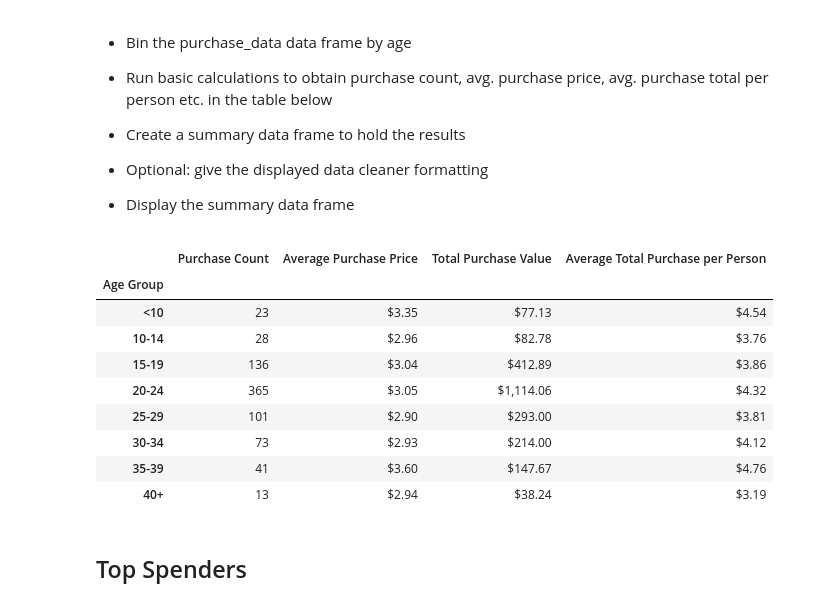
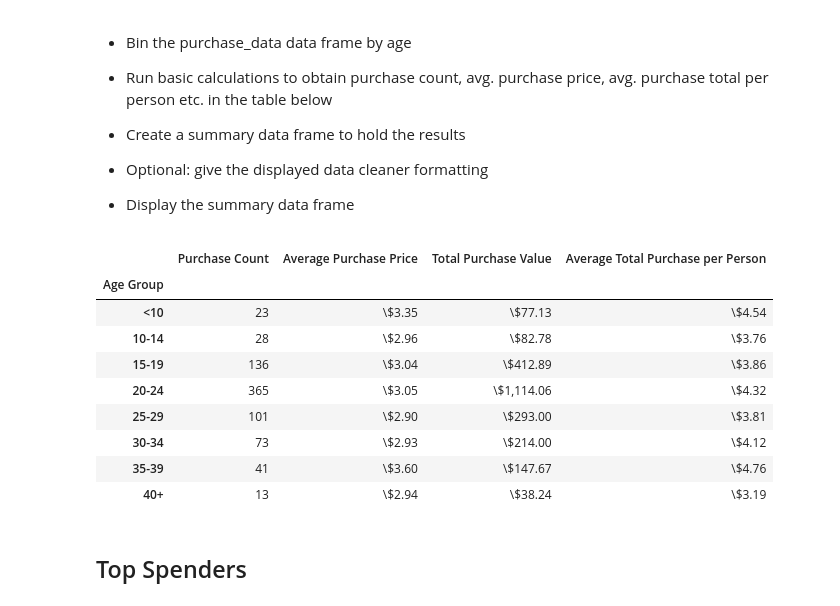
Before and after one commit to lorijta92/Pandas-GameSales, a Jupyter notebook: HeroesOfPymoli_final.ipynb, the cells around one changed output. Cells and saved outputs as stored; diff of their text form; code cells hidden in the pictures.

```diff
--- a/HeroesOfPymoli_final.ipynb
+++ b/HeroesOfPymoli_final.ipynb
@@ -215,36 +215,36 @@ age_demo_df
 # %%
 # Group by age bins
 purchase_data['Age Group'] = pd.cut(purchase_data['Age'], age_bins, labels=age_labels)
 purchase_groups = purchase_data.groupby('Age Group')
 
 # Find purchase count, average purchase price, total purchase value, and average total purchase per person
 purchase_ct_age = purchase_groups['Price'].count()
 purchase_avg_age = purchase_groups['Price'].mean()
 total_purchase_age = purchase_groups['Price'].sum()
 avg_total_pp_age = purchase_groups['Price'].sum()/age_groups['Age'].count()
 
 # Store in data frame
 purchase_analysis_age_df = pd.DataFrame({'Purchase Count': purchase_ct_age,
                                             'Average Purchase Price': purchase_avg_age,
                                             'Total Purchase Value': total_purchase_age,
                                             'Average Total Purchase per Person': avg_total_pp_age})
 # Format with mapping
-purchase_analysis_age_df['Average Purchase Price'] = purchase_analysis_age_df['Average Purchase Price'].map("${:.2f}".format)
-purchase_analysis_age_df['Total Purchase Value'] = purchase_analysis_age_df['Total Purchase Value'].map("${:,.2f}".format)
-purchase_analysis_age_df['Average Total Purchase per Person'] = purchase_analysis_age_df['Average Total Purchase per Person'].map("${:.2f}".format)
+purchase_analysis_age_df['Average Purchase Price'] = purchase_analysis_age_df['Average Purchase Price'].map("\${:.2f}".format)
+purchase_analysis_age_df['Total Purchase Value'] = purchase_analysis_age_df['Total Purchase Value'].map("\${:,.2f}".format)
+purchase_analysis_age_df['Average Total Purchase per Person'] = purchase_analysis_age_df['Average Total Purchase per Person'].map("\${:.2f}".format)
 
 purchase_analysis_age_df
 # %% [output]
 |  | Purchase Count | Average Purchase Price | Total Purchase Value | Average Total Purchase per Person |
 | Age Group |  |  |  |  |
-| <10 | 23 | $3.35 | $77.13 | $4.54 |
-| 10-14 | 28 | $2.96 | $82.78 | $3.76 |
-| 15-19 | 136 | $3.04 | $412.89 | $3.86 |
-| 20-24 | 365 | $3.05 | $1,114.06 | $4.32 |
-| 25-29 | 101 | $2.90 | $293.00 | $3.81 |
-| 30-34 | 73 | $2.93 | $214.00 | $4.12 |
-| 35-39 | 41 | $3.60 | $147.67 | $4.76 |
-| 40+ | 13 | $2.94 | $38.24 | $3.19 |
+| <10 | 23 | \$3.35 | \$77.13 | \$4.54 |
+| 10-14 | 28 | \$2.96 | \$82.78 | \$3.76 |
+| 15-19 | 136 | \$3.04 | \$412.89 | \$3.86 |
+| 20-24 | 365 | \$3.05 | \$1,114.06 | \$4.32 |
+| 25-29 | 101 | \$2.90 | \$293.00 | \$3.81 |
+| 30-34 | 73 | \$2.93 | \$214.00 | \$4.12 |
+| 35-39 | 41 | \$3.60 | \$147.67 | \$4.76 |
+| 40+ | 13 | \$2.94 | \$38.24 | \$3.19 |
 # %% [markdown]
 ## Top Spenders
 # %% [markdown]
```
Also changed, not shown: parts of 5 cells of this notebook.
